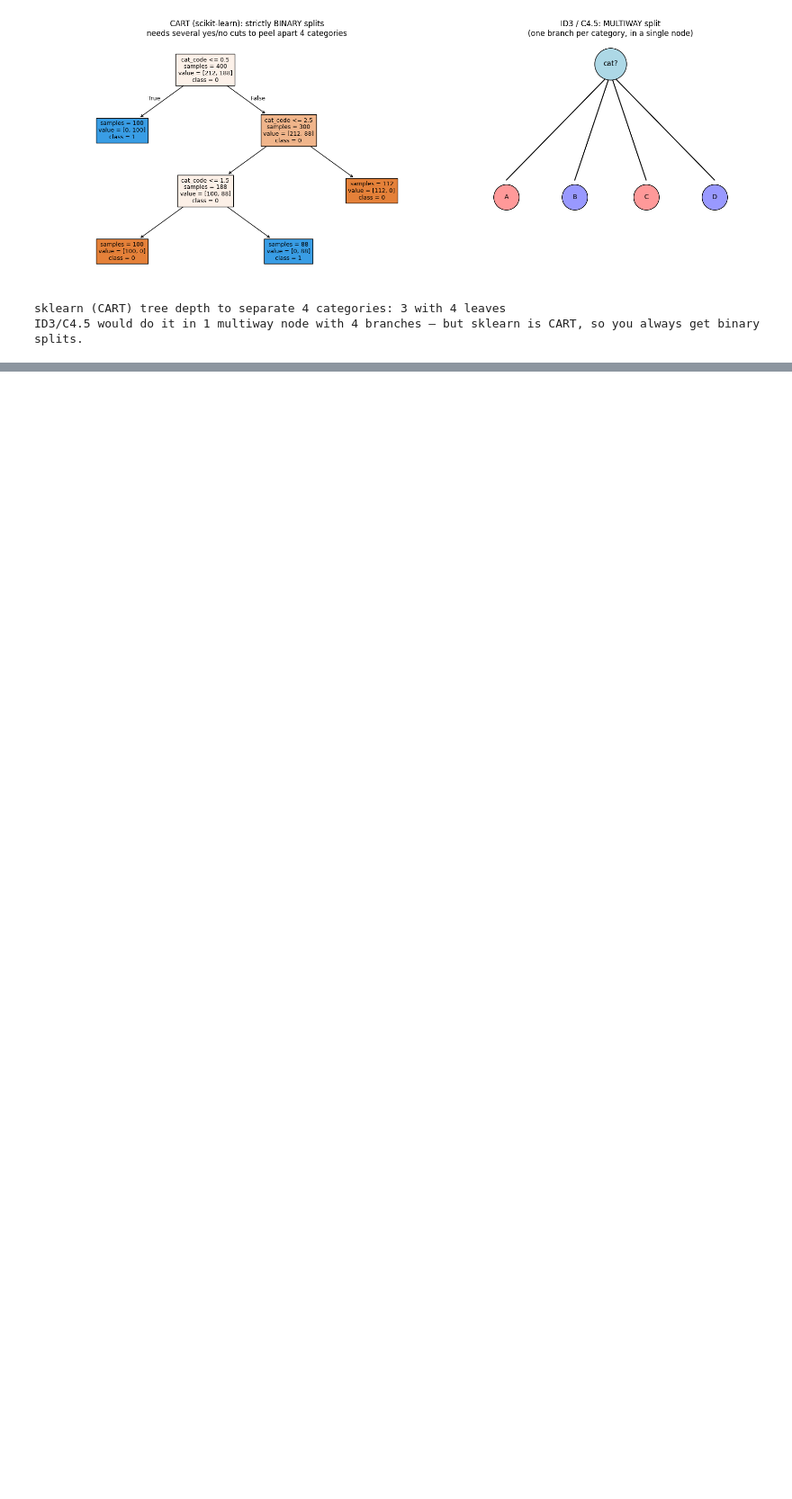
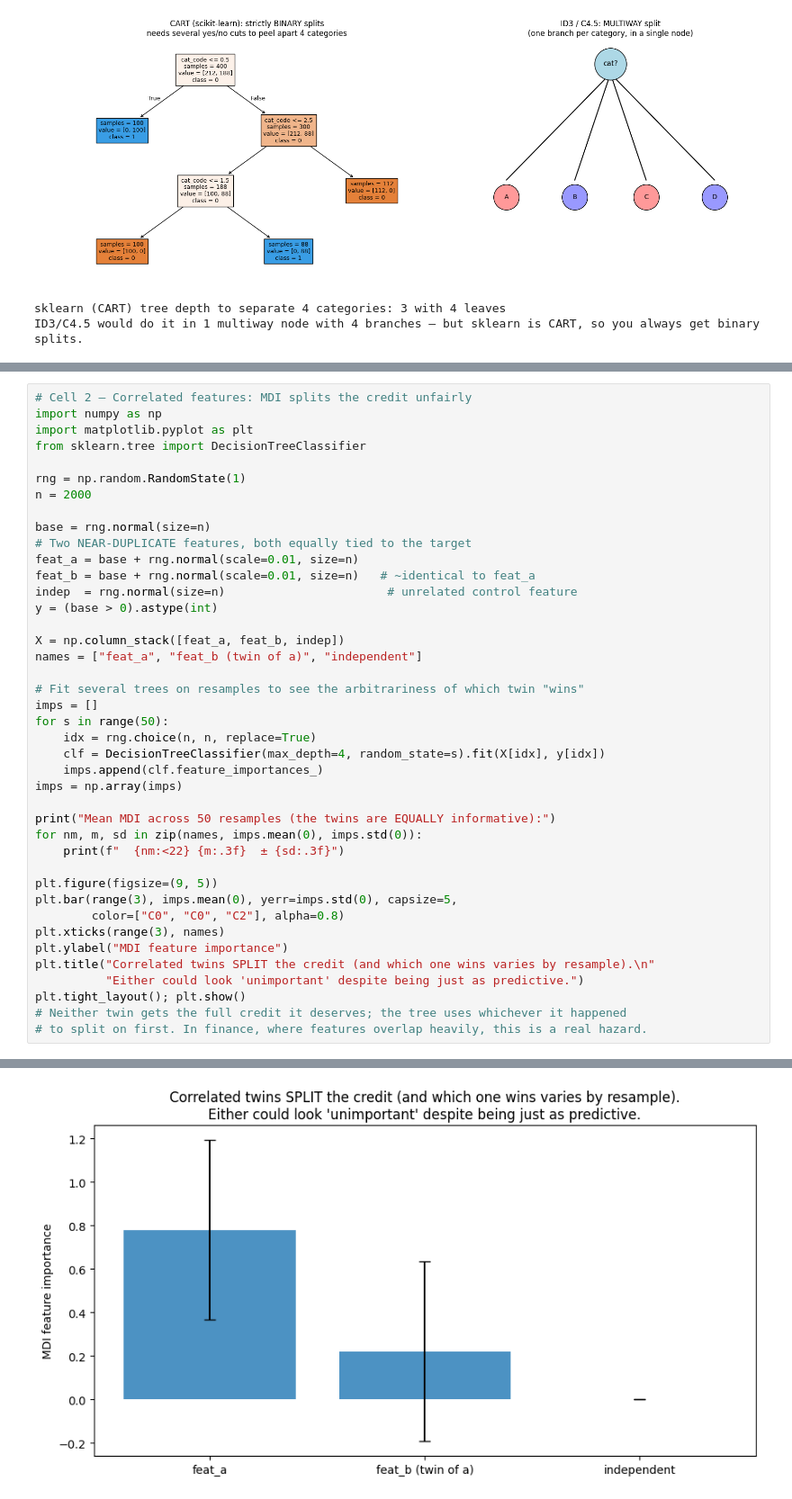
Before and after one commit to bmart231/ml-implementations, a Jupyter notebook: decision_trees/decision_trees.ipynb, the cells around one changed output, grey strips where cells are left out. Shown at 90% size. Cells and saved outputs as stored; diff of their text form; blank space fills up the shorter version.

```diff
--- a/decision_trees/decision_trees.ipynb
+++ b/decision_trees/decision_trees.ipynb
@@ -1744,0 +2121,42 @@ ID3/C4.5 would do it in 1 multiway node with 4 branches — but sklearn is CART,
+# %%
+# Cell 2 — Correlated features: MDI splits the credit unfairly
+import numpy as np
+import matplotlib.pyplot as plt
+from sklearn.tree import DecisionTreeClassifier
+
+rng = np.random.RandomState(1)
+n = 2000
+
+base = rng.normal(size=n)
+# Two NEAR-DUPLICATE features, both equally tied to the target
+feat_a = base + rng.normal(scale=0.01, size=n)
+feat_b = base + rng.normal(scale=0.01, size=n)   # ~identical to feat_a
+indep  = rng.normal(size=n)                       # unrelated control feature
+y = (base > 0).astype(int)
+
+X = np.column_stack([feat_a, feat_b, indep])
+names = ["feat_a", "feat_b (twin of a)", "independent"]
+
+# Fit several trees on resamples to see the arbitrariness of which twin "wins"
+imps = []
+for s in range(50):
+    idx = rng.choice(n, n, replace=True)
+    clf = DecisionTreeClassifier(max_depth=4, random_state=s).fit(X[idx], y[idx])
+    imps.append(clf.feature_importances_)
+imps = np.array(imps)
+
+print("Mean MDI across 50 resamples (the twins are EQUALLY informative):")
+for nm, m, sd in zip(names, imps.mean(0), imps.std(0)):
+    print(f"  {nm:<22} {m:.3f}  ± {sd:.3f}")
+
+plt.figure(figsize=(9, 5))
+plt.bar(range(3), imps.mean(0), yerr=imps.std(0), capsize=5,
+        color=["C0", "C0", "C2"], alpha=0.8)
+plt.xticks(range(3), names)
+plt.ylabel("MDI feature importance")
+plt.title("Correlated twins SPLIT the credit (and which one wins varies by resample).\n"
+          "Either could look 'unimportant' despite being just as predictive.")
+plt.tight_layout(); plt.show()
+# Neither twin gets the full credit it deserves; the tree uses whichever it happened
+# to split on first. In finance, where features overlap heavily, this is a real hazard.
+# %% [output]
@@ -1744,0 +2167 @@ ID3/C4.5 would do it in 1 multiway node with 4 branches — but sklearn is CART,
+[figure, added]
```
Also changed, not shown: parts of 27 cells of this notebook, 3 other files.
